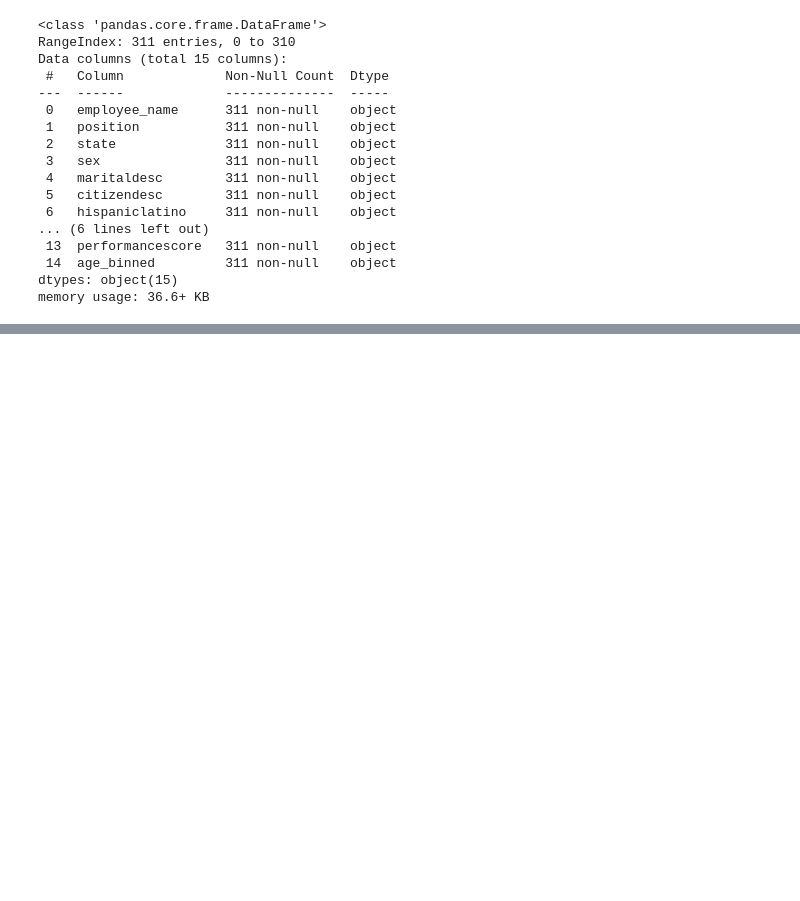
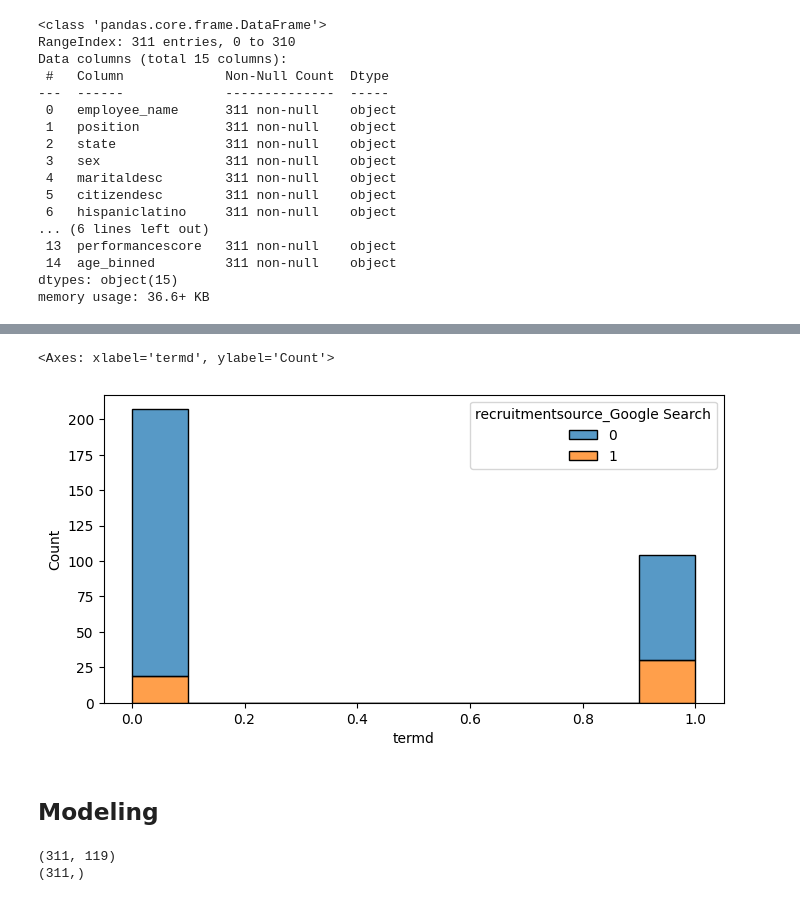
Before and after one commit to adrianacupp/Human_Resources_Data_Set, a Jupyter notebook: notebooks/data_cleaning.ipynb, the cells around one changed output, grey strips where cells are left out. Saved outputs shown, nothing was run; the diff lists cells and outputs as text; code cells hidden in the pictures; blank space fills up the shorter version.

```diff
--- a/notebooks/data_cleaning.ipynb
+++ b/notebooks/data_cleaning.ipynb
@@ -547,0 +577,8 @@ Name: termd, dtype: float64
+# %%
+fig, ax = plt.subplots(figsize=(8,4))
+sns.histplot(x='termd', hue='recruitmentsource_Google Search',data=hr, stat='count', ax = ax, multiple='stack' )
+# %% [output]
+<Axes: xlabel='termd', ylabel='Count'>
+[figure, added]
+# %% [markdown]
+## Modeling
@@ -547,0 +589,14 @@ Name: termd, dtype: float64
+# %%
+#Train/Test Split
+from sklearn.linear_model import LogisticRegression
+from sklearn.model_selection import cross_val_score
+from sklearn.model_selection import cross_val_predict
+
+print(X.shape)
+print(y.shape)
+
+X_train, X_test, y_train, y_test = train_test_split(X, y, test_size=0.20)
+model = LogisticRegression()
+# %% [output]
+(311, 119)
+(311,)
```
Also changed, not shown: parts of 17 cells of this notebook.
